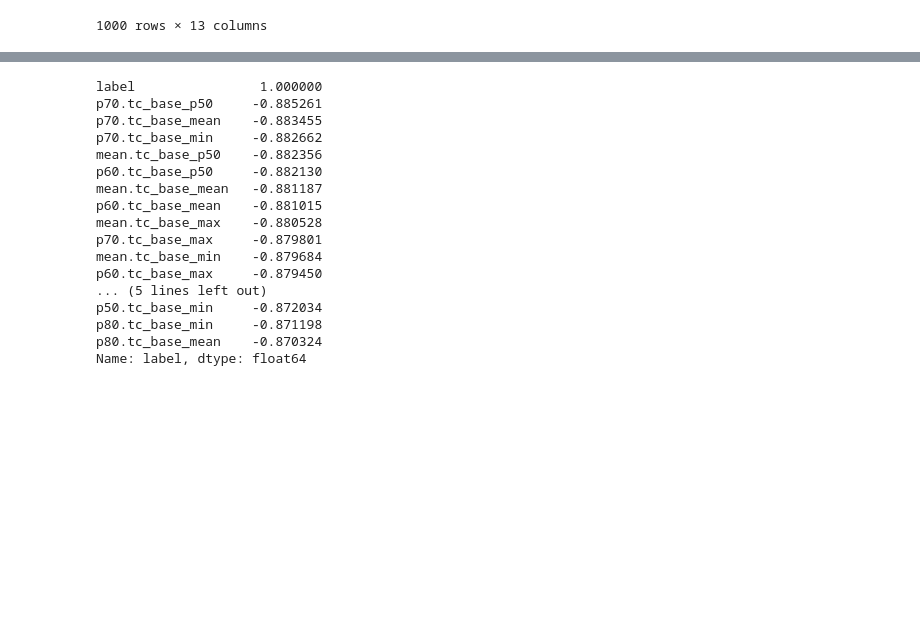
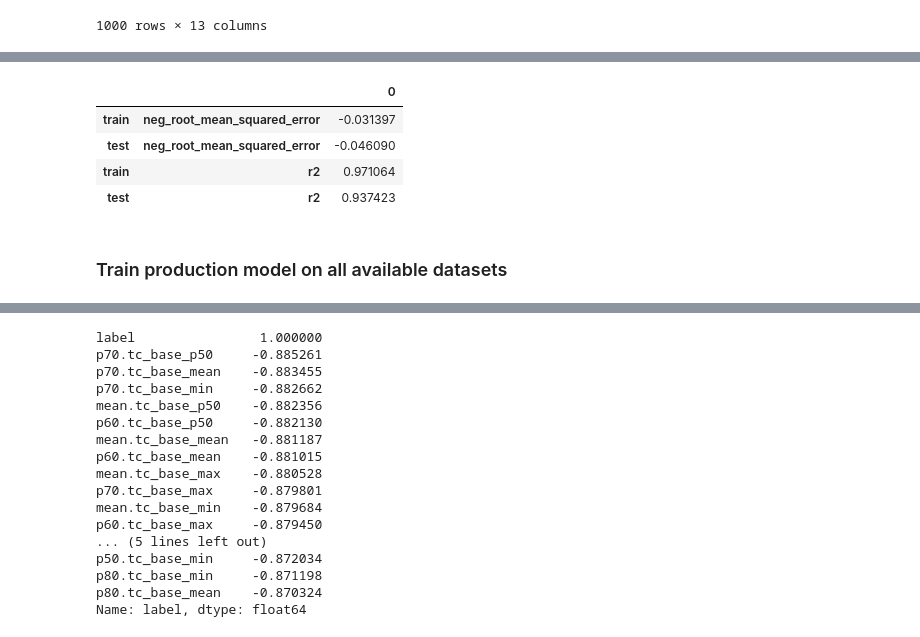
Before and after one commit to MaBody/aldiscore, a Jupyter notebook: notebooks/misc/prediction_dev.ipynb, the cells around one changed output, grey strips where cells are left out. Drawn from its saved outputs; the diff is of its cells as text; code cells hidden in the pictures; blank space fills up the shorter version.

```diff
--- a/notebooks/misc/prediction_dev.ipynb
+++ b/notebooks/misc/prediction_dev.ipynb
@@ -57,10 +57,10 @@ y_valid = label_df.loc[valid_idxs].iloc[:, 0]
 # %% [output]
 9144 1143 1144
 # %%
-param_df = pd.read_parquet(ROOT / "optuna" / "trial_03.parquet")
+param_df = pd.read_parquet(ROOT.parent / "optuna" / "trial_03.parquet")
 param_df.head(5)
 params = dict(param_df.drop("score", axis=1).iloc[0])
-params["n_estimators"] = 1500
+params["n_estimators"] = 250
 # %%
 param_df
 # %% [output]
@@ -84,5 +84,5 @@ for key, val in params.items():
     if isinstance(params[key], float) and (float(int(val)) == val):
         params[key] = int(val)
 # Train the model
-model = lgb.LGBMRegressor(**params, random_state=0)
-model = model.fit(X_train, y_train)
+model = lgb.LGBMRegressor(**params)
+# model = model.fit(X_train, y_train)
@@ -88,0 +93,28 @@ model = model.fit(X_train, y_train)
+# %%
+from sklearn.model_selection import cross_validate
+from collections import defaultdict
+
+results = defaultdict(list)
+scoring = ["neg_root_mean_squared_error", "r2"]
+for i in range(2):
+    np.random.seed(i)
+    idxs = np.arange(len(feat_df))
+    np.random.shuffle(idxs)
+    out = cross_validate(
+        model,
+        feat_df.iloc[idxs],
+        label_df.iloc[idxs, 0],
+        scoring=scoring,
+        cv=7,
+        n_jobs=2,
+        verbose=1,
+        return_train_score=True,
+    )
+    out = dict(filter(lambda kv: any([s in kv[0] for s in scoring]), out.items()))
+    print(out)
+    modes = ["train", "test"]
+    for score in scoring:
+        for mode in modes:
+            results[(mode, score)].extend(out["_".join((mode, score))])
+
+result_df = pd.DataFrame(results)
@@ -88,0 +136,10 @@ model = model.fit(X_train, y_train)
+# %%
+result_df.mean(axis=0).T.to_frame()
+# %% [output]
+|  |  | 0 |
+| train | neg_root_mean_squared_error | -0.031397 |
+| test | neg_root_mean_squared_error | -0.046090 |
+| train | r2 | 0.971064 |
+| test | r2 | 0.937423 |
+# %% [markdown]
+### Train production model on all available datasets
```
Also changed, not shown: parts of 10 cells of this notebook.
